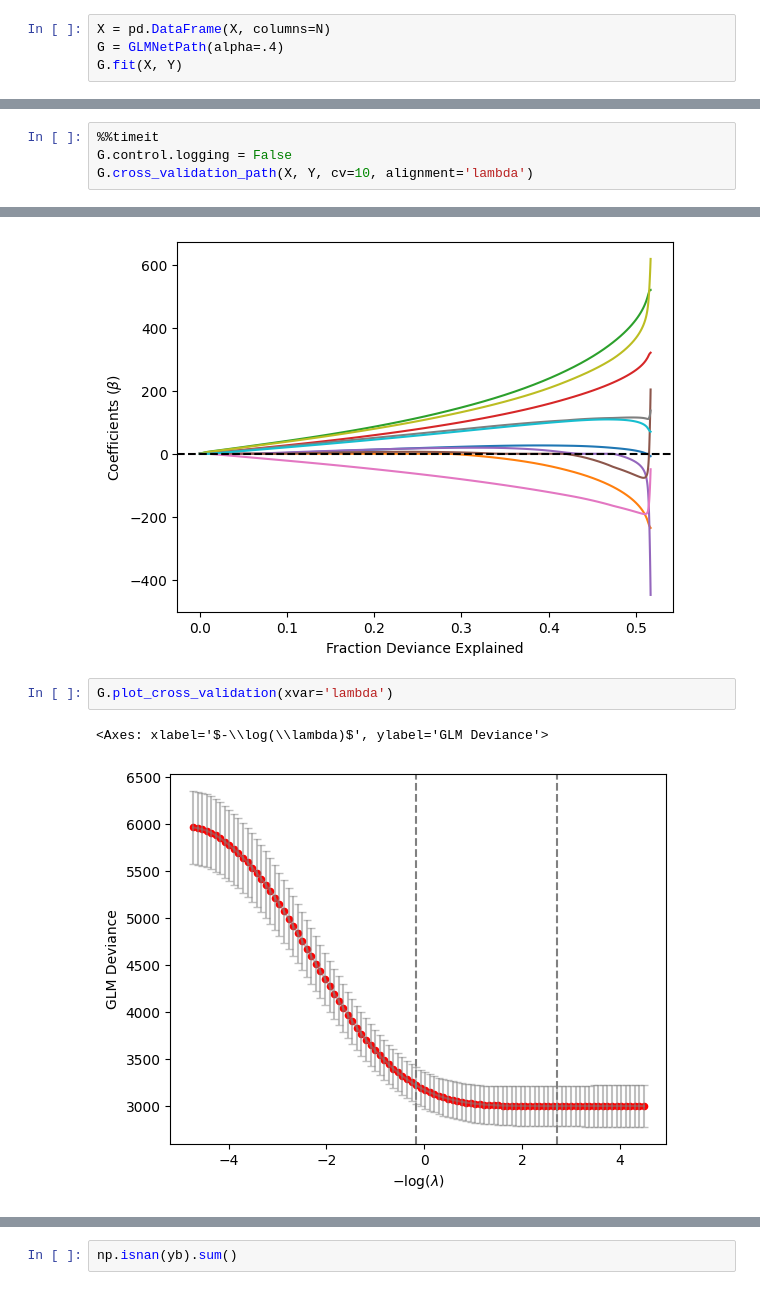
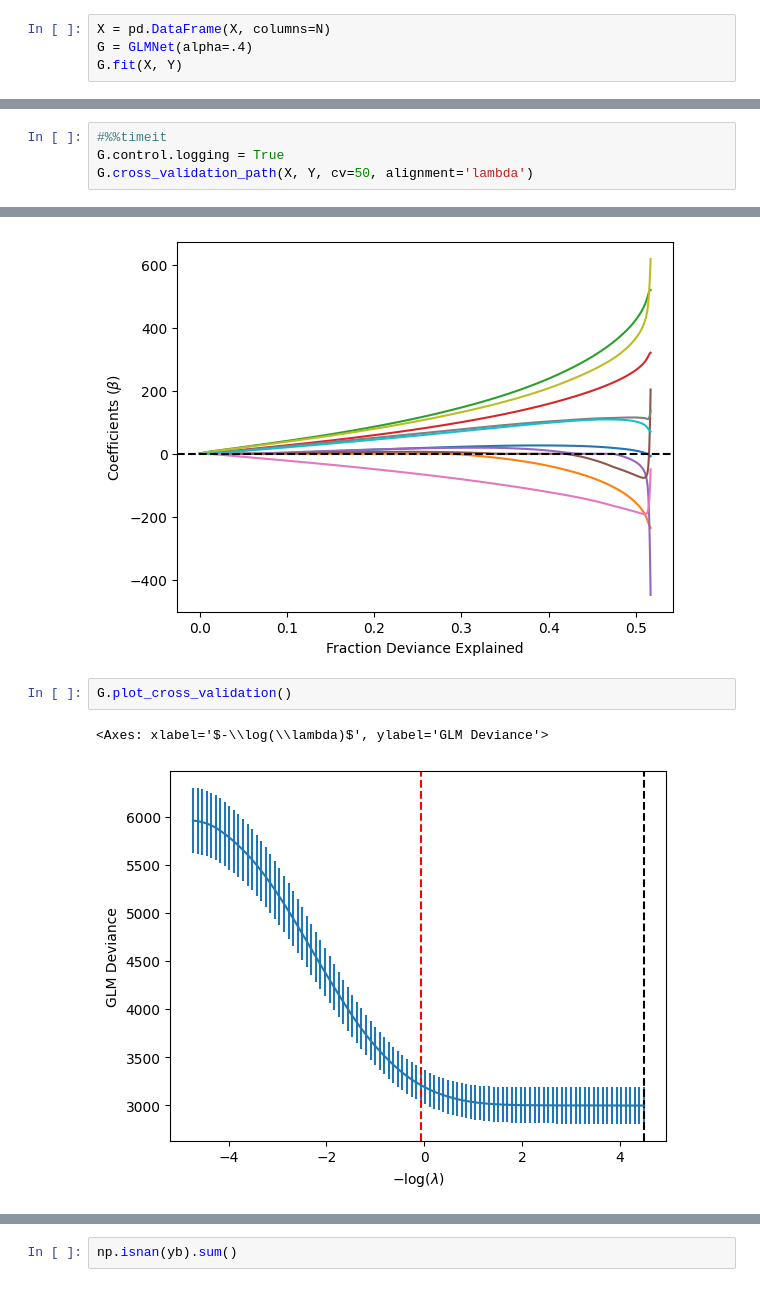
Before and after one commit to jonathan-taylor/glmnetpy, a Jupyter notebook: docs/examples/cross_validation.ipynb, the cells around one changed output, grey strips where cells are left out. Saved outputs shown, nothing was run; the diff lists cells and outputs as text.

```diff
--- a/docs/examples/cross_validation.ipynb
+++ b/docs/examples/cross_validation.ipynb
@@ -34,5 +33,5 @@ Loaded glmnet 4.1-4
 # %%
 X = pd.DataFrame(X, columns=N)
-G = GLMNetPath(alpha=.4)
+G = GLMNet(alpha=.4)
 G.fit(X, Y)
 # %% [output]
@@ -82,4 +63,4 @@ G.cross_validation_path(X, Y, cv=100, alignment='lambda')
 # %%
-%%timeit
-G.control.logging = False
-G.cross_validation_path(X, Y, cv=10, alignment='lambda')
+#%%timeit
+G.control.logging = True
+G.cross_validation_path(X, Y, cv=50, alignment='lambda')
@@ -100,10 +73,10 @@ G.plot_coefficients(xvar='dev');
 # %% [output]
 [figure]
 # %%
-G.plot_cross_validation(xvar='lambda')
+G.plot_cross_validation()
 # %% [output]
 <Axes: xlabel='$-\\log(\\lambda)$', ylabel='GLM Deviance'>
-[figure, old version]
+[figure, new version]
 # %%
 G2 = clone(G)
 G2.fit(X, Y)
```
Also changed, not shown: parts of 13 cells of this notebook, 28 other files.
